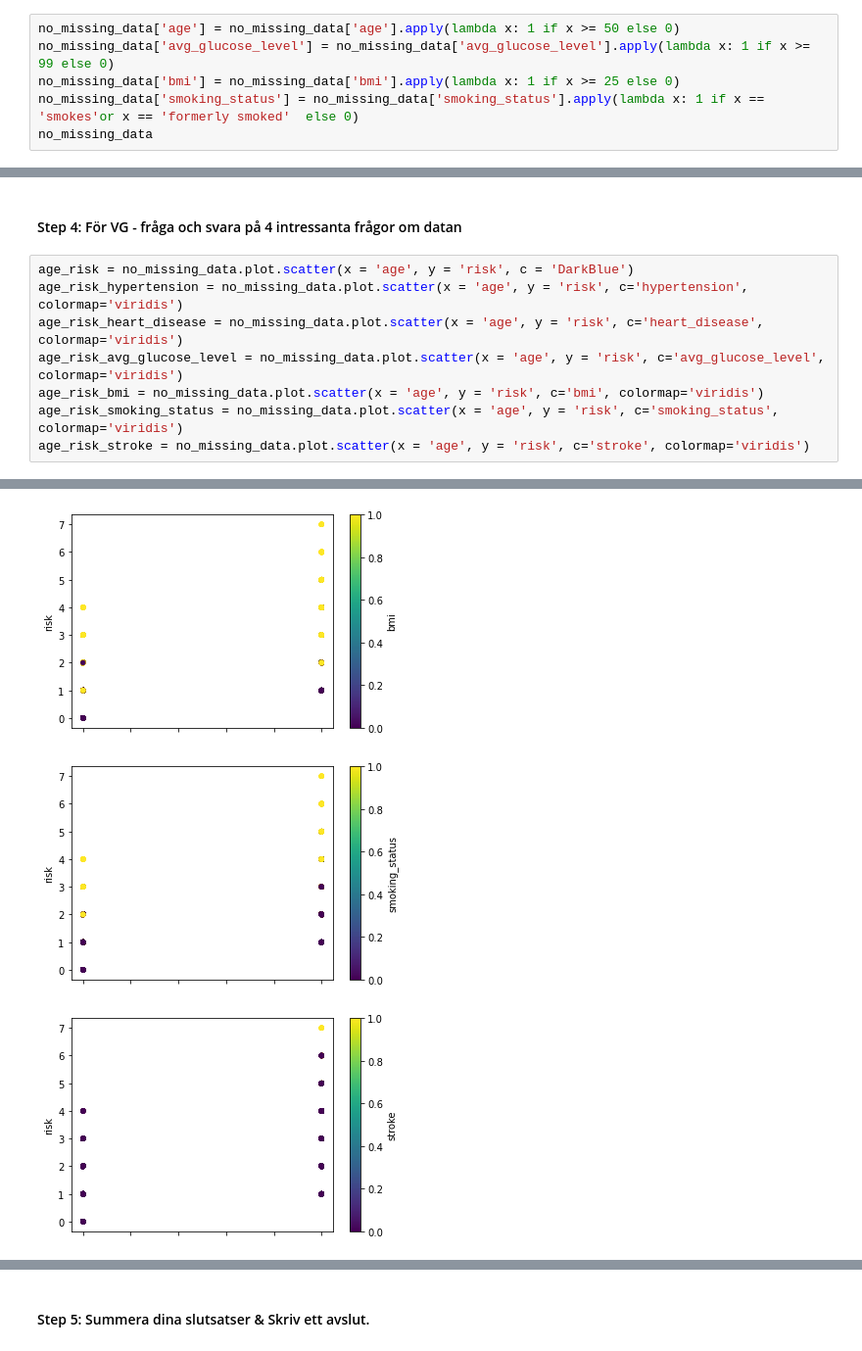
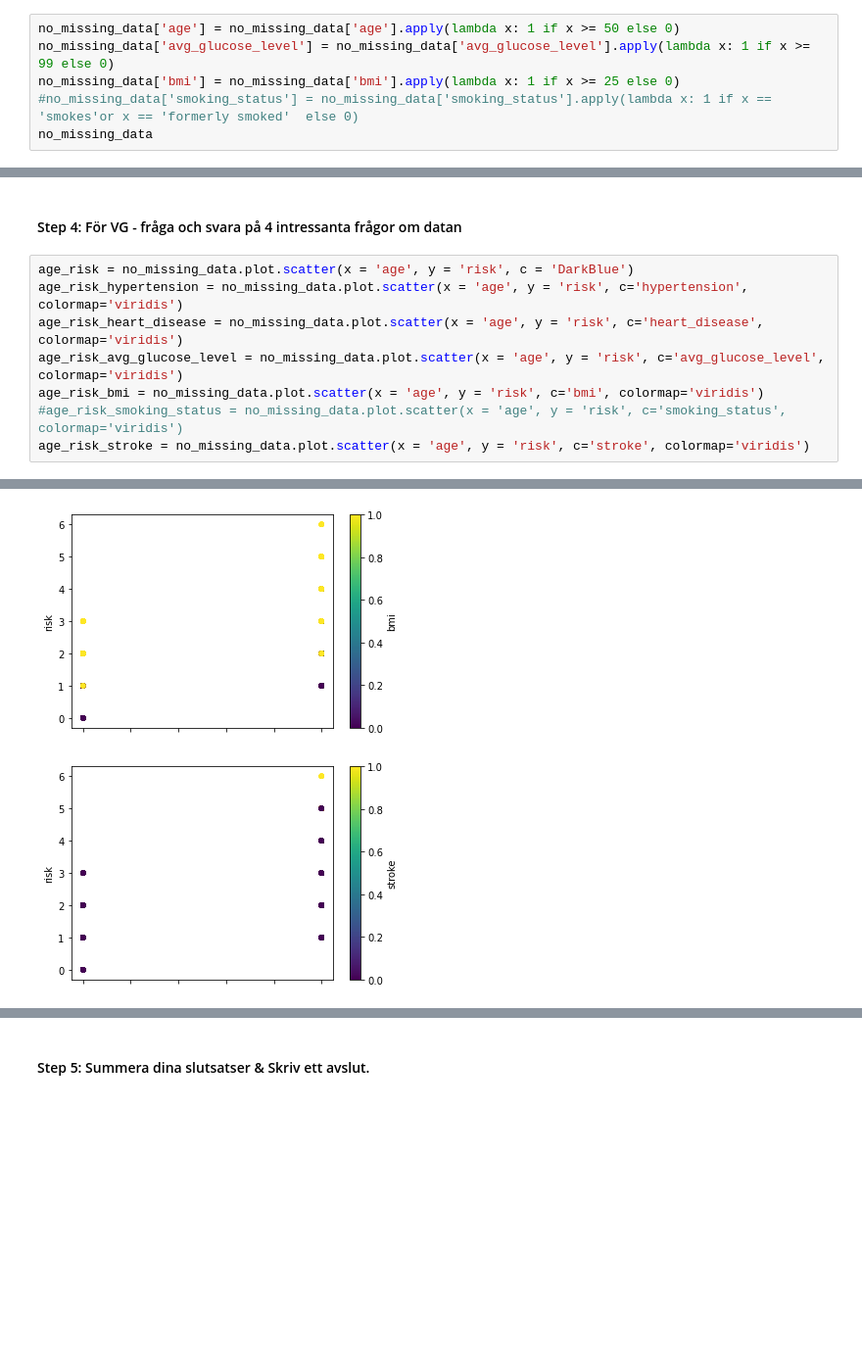
Before and after one commit to tfr10sj1/Kurs2_AI, a Jupyter notebook: Inlamningsuppgift_2_Sam_Jabbar.ipynb, the cells around one changed output, grey strips where cells are left out. Shown: that part at 98% size. Saved outputs shown, nothing was run; the diff lists cells and outputs as text; blank space fills up the shorter version.

Commit message:
plot.brah()

```diff
--- a/Inlamningsuppgift_2_Sam_Jabbar.ipynb
+++ b/Inlamningsuppgift_2_Sam_Jabbar.ipynb
@@ -534,7 +546,7 @@ See the caveats in the documentation: https://pandas.pydata.org/pandas-docs/stab
 no_missing_data['age'] = no_missing_data['age'].apply(lambda x: 1 if x >= 50 else 0)
 no_missing_data['avg_glucose_level'] = no_missing_data['avg_glucose_level'].apply(lambda x: 1 if x >= 99 else 0)
 no_missing_data['bmi'] = no_missing_data['bmi'].apply(lambda x: 1 if x >= 25 else 0)
-no_missing_data['smoking_status'] = no_missing_data['smoking_status'].apply(lambda x: 1 if x == 'smokes'or x == 'formerly smoked'  else 0)
+#no_missing_data['smoking_status'] = no_missing_data['smoking_status'].apply(lambda x: 1 if x == 'smokes'or x == 'formerly smoked'  else 0)
 no_missing_data
 # %% [output]
 A value is trying to be set on a copy of a slice from a DataFrame.
@@ -669,6 +674,6 @@ age_risk_hypertension = no_missing_data.plot.scatter(x = 'age', y = 'risk', c='h
 age_risk_heart_disease = no_missing_data.plot.scatter(x = 'age', y = 'risk', c='heart_disease', colormap='viridis')
 age_risk_avg_glucose_level = no_missing_data.plot.scatter(x = 'age', y = 'risk', c='avg_glucose_level', colormap='viridis')
 age_risk_bmi = no_missing_data.plot.scatter(x = 'age', y = 'risk', c='bmi', colormap='viridis')
-age_risk_smoking_status = no_missing_data.plot.scatter(x = 'age', y = 'risk', c='smoking_status', colormap='viridis')
+#age_risk_smoking_status = no_missing_data.plot.scatter(x = 'age', y = 'risk', c='smoking_status', colormap='viridis')
 age_risk_stroke = no_missing_data.plot.scatter(x = 'age', y = 'risk', c='stroke', colormap='viridis')
 # %% [output]
@@ -679,4 +684,3 @@ age_risk_stroke = no_missing_data.plot.scatter(x = 'age', y = 'risk', c='stroke'
-[figure, old version]
+[figure, new version]
-[figure, old version]
+[figure, new version]
-[figure, removed]
 # %% [markdown]
```
Also changed, not shown: parts of 15 cells of this notebook.
